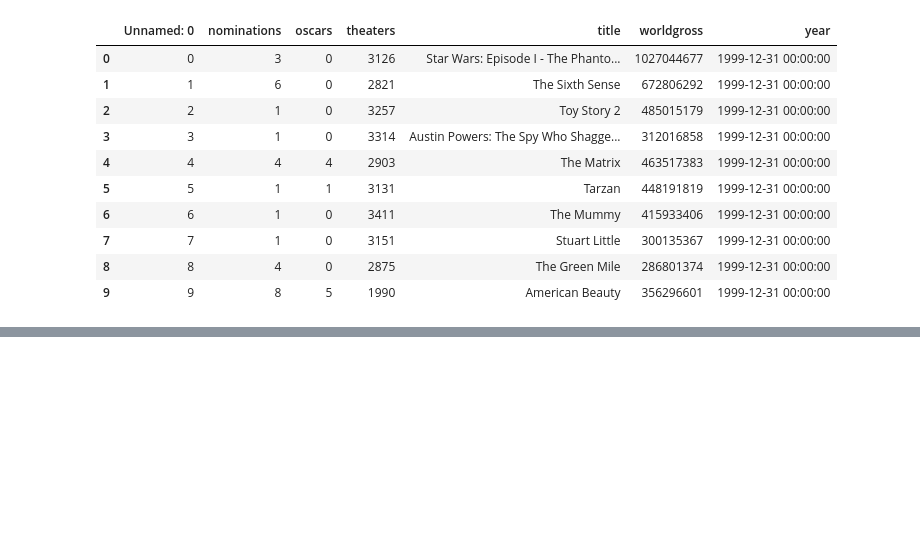
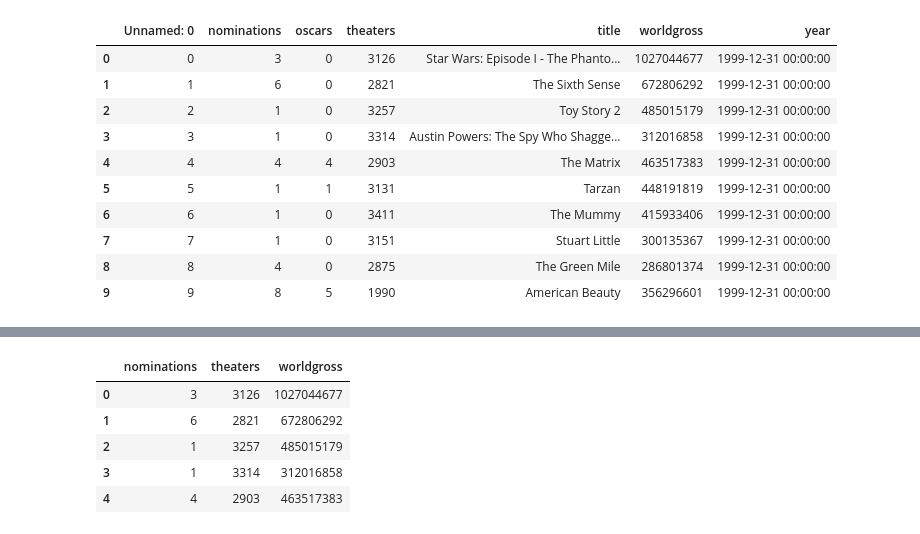
Before and after one commit to marcolunardi/metis, a Jupyter notebook: mcnulty_work/mcnulty_supervised_challenges.ipynb, the cells around one changed output, grey strips where cells are left out. Saved outputs shown, nothing was run; the diff lists cells and outputs as text; code cells hidden in the pictures; blank space fills up the shorter version.

```diff
--- a/mcnulty_work/mcnulty_supervised_challenges.ipynb
+++ b/mcnulty_work/mcnulty_supervised_challenges.ipynb
@@ -499,0 +534,12 @@ movies.head(10)
+# %%
+X = movies[['nominations', 'theaters', 'worldgross']]
+y = movies['awarded']
+# %%
+X.head(5)
+# %% [output]
+|  | nominations | theaters | worldgross |
+| 0 | 3 | 3126 | 1027044677 |
+| 1 | 6 | 2821 | 672806292 |
+| 2 | 1 | 3257 | 485015179 |
+| 3 | 1 | 3314 | 312016858 |
+| 4 | 4 | 2903 | 463517383 |
```
Also changed, not shown: parts of 20 cells of this notebook, 2 other files.
